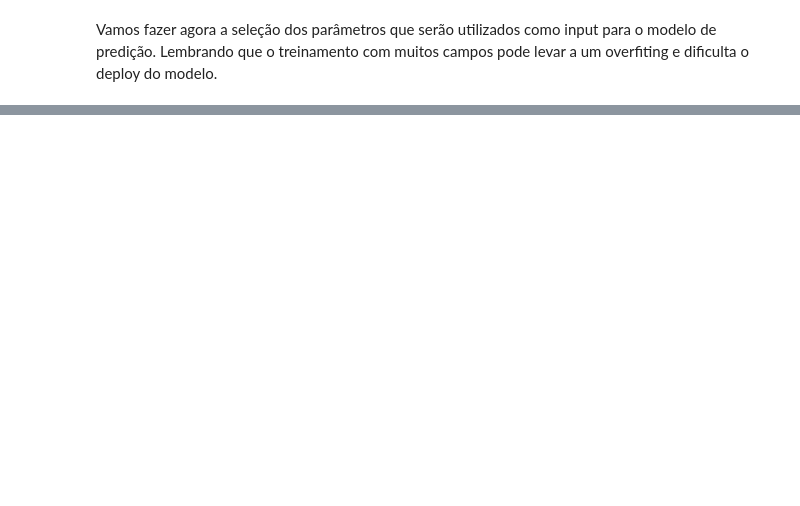
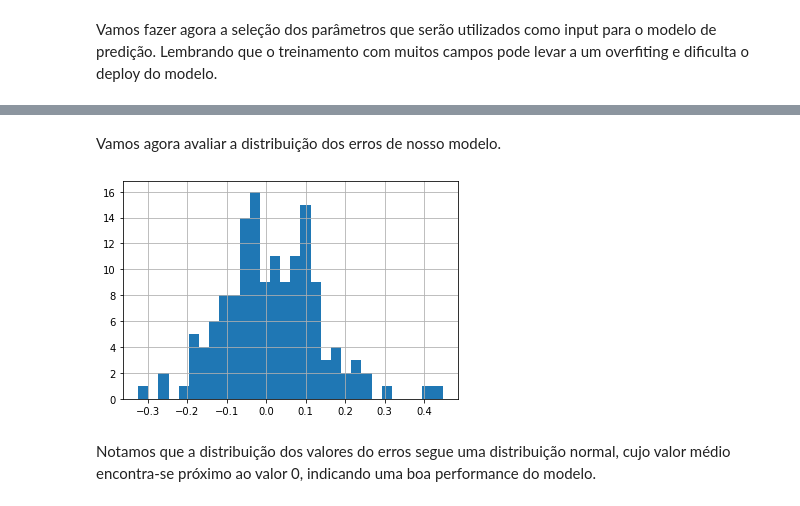
Before and after one commit to sergioaugusto94/ML_Production_House_Prices, a Jupyter notebook: ML_production.ipynb, the cells around one changed output, grey strips where cells are left out. Saved outputs shown, nothing was run; the diff lists cells and outputs as text; code cells hidden in the pictures; blank space fills up the shorter version.

```diff
--- a/ML_production.ipynb
+++ b/ML_production.ipynb
@@ -888,0 +983,18 @@ sel = SelectFromModel(X_train, y_train, random_state = 0)
+# %%
+pred = lin_model.predict(X_train)
+
+# Agora vamos avaliar as predições, comparando estas com o valor real contido
+# na base de dados de treinamentopred = lin_model.predict(X_train).
+print('Base de Dados de Treinamento')
+print('mse: ', int(mean_squared_error(np.exp(y_train), np.exp(pred))))
+print('rmse: ', int(mean_squared_error(np.exp(y_train), np.exp(pred),
+                                       squared = False)))
+print('r2: ', r2_score(np.exp(y_train), np.exp(pred)), '\n')
+# Vamos fazer o mesmo procedimento anterior aplicado à base de dados de teste.
+pred = lin_model.predict(X_test)
+
+print('Base de Dados de Teste')
+print('mse: ', int(mean_squared_error(np.exp(y_test), np.exp(pred))))
+print('rmse: ', int(mean_squared_error(np.exp(y_test), np.exp(pred),
+                                       squared = False)))
+print('r2: ', r2_score(np.exp(y_test), np.exp(pred)))
@@ -888,0 +1018,10 @@ sel = SelectFromModel(X_train, y_train, random_state = 0)
+# %% [markdown]
+Vamos agora avaliar a distribuição dos erros de nosso modelo.
+# %%
+errors = y_test - pred
+errors.hist(bins = 30)
+plt.show()
+# %% [output]
+[figure, added]
+# %% [markdown]
+Notamos que a distribuição dos valores do erros segue uma distribuição normal, cujo valor médio encontra-se próximo ao valor 0, indicando uma boa performance do modelo.
```
Also changed, not shown: parts of 21 cells of this notebook.
